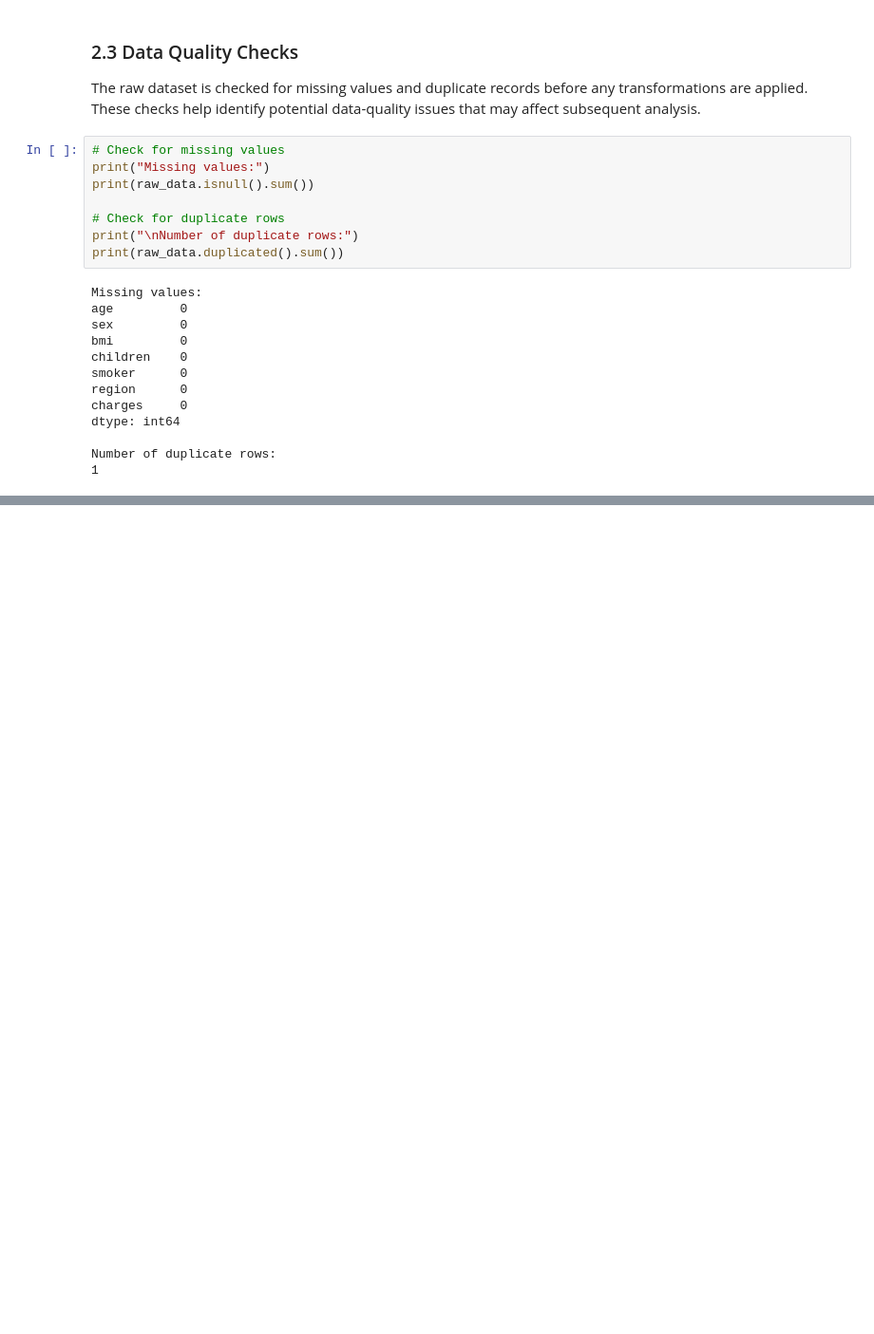
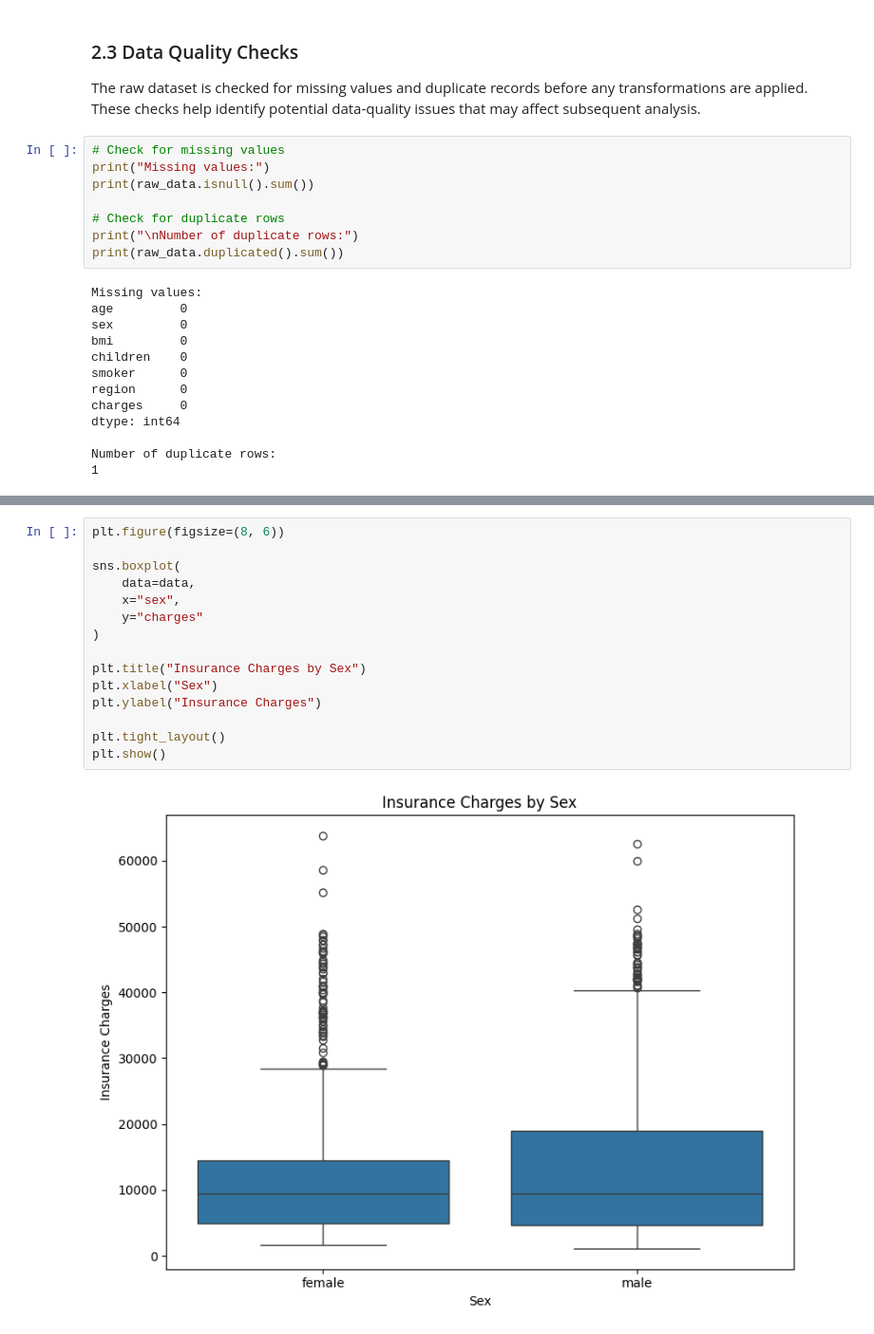
Before and after one commit to Ali-Behdad/Assessment-3-Healthcare-Insurance, a Jupyter notebook: notebooks/01_data_cleaning_and_eda.ipynb, the cells around one changed output, grey strips where cells are left out. Shown at 95% size. Cells and saved outputs as stored; diff of their text form; blank space fills up the shorter version.

```diff
--- a/notebooks/01_data_cleaning_and_eda.ipynb
+++ b/notebooks/01_data_cleaning_and_eda.ipynb
@@ -151,0 +578,17 @@ Number of duplicate rows:
+# %%
+plt.figure(figsize=(8, 6))
+
+sns.boxplot(
+    data=data,
+    x="sex",
+    y="charges"
+)
+
+plt.title("Insurance Charges by Sex")
+plt.xlabel("Sex")
+plt.ylabel("Insurance Charges")
+
+plt.tight_layout()
+plt.show()
+# %% [output]
+[figure, added]
```
Also changed, not shown: parts of 53 cells of this notebook, 1 other file.
